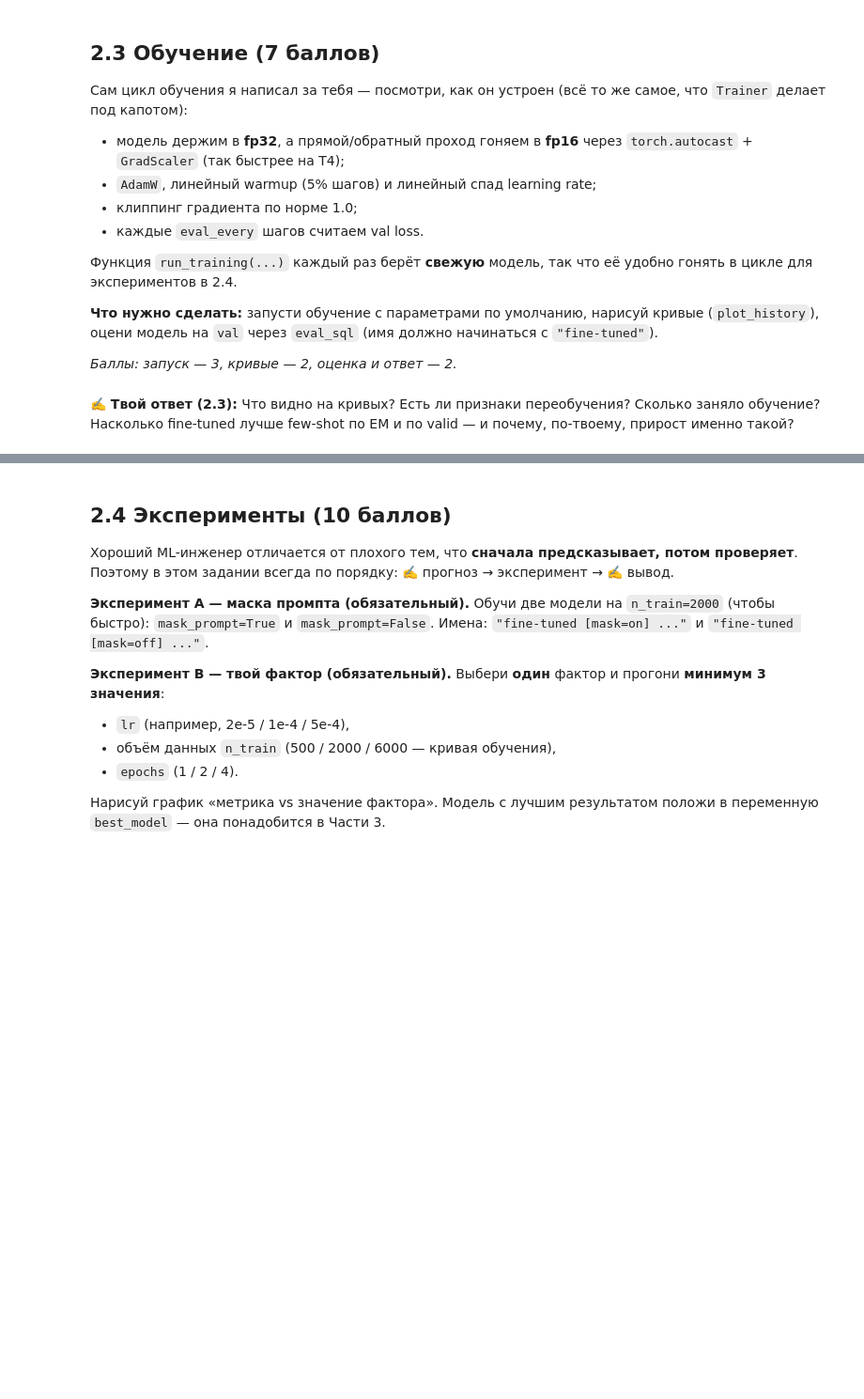
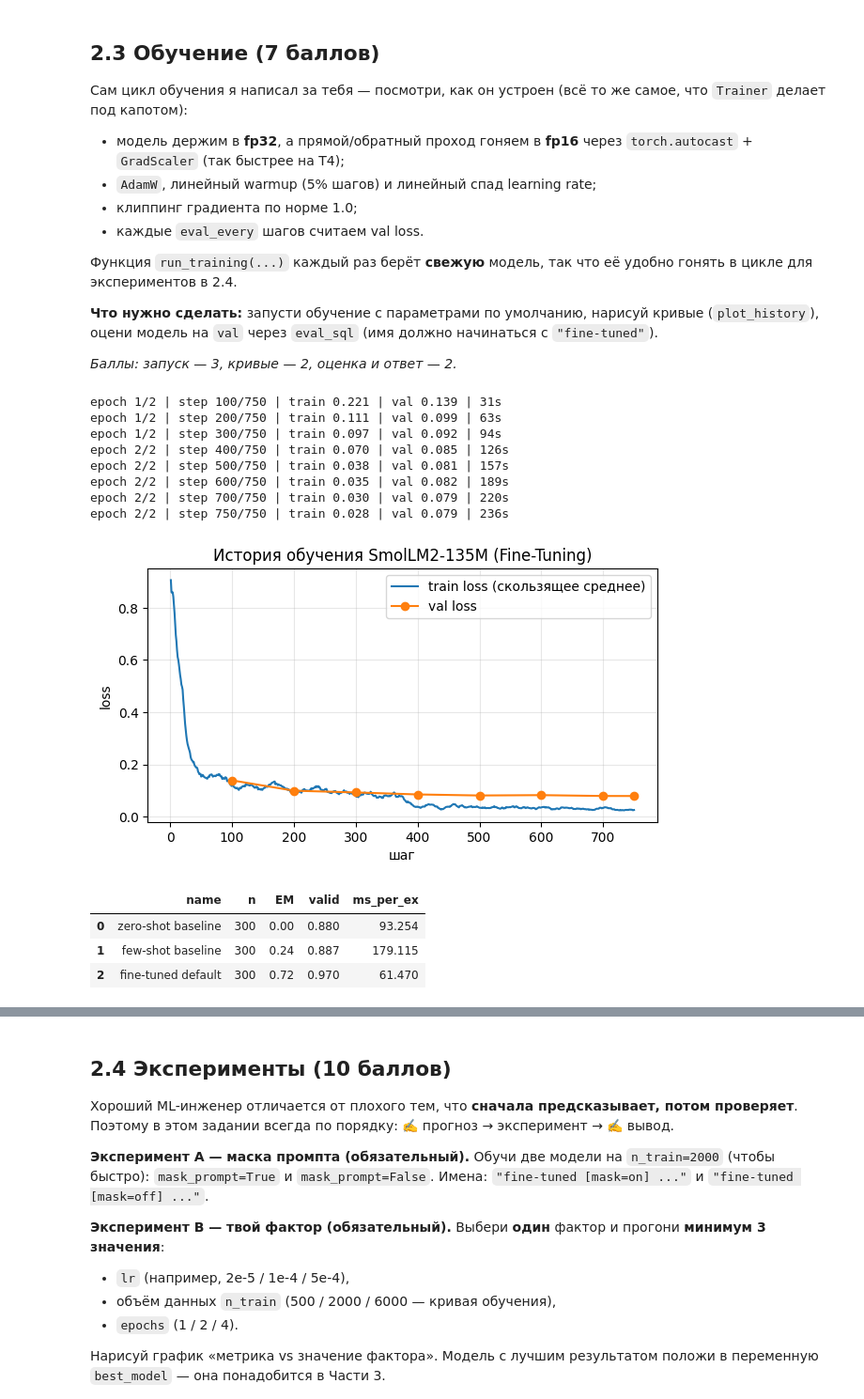
Before and after one commit to SashaVeremchuk/GP_ML_2026, a Jupyter notebook: ДЗ_№3.ipynb, the cells around one changed output, grey strips where cells are left out. Shown at 94% size. Cells and saved outputs as stored; diff of their text form; code cells hidden in the pictures; blank space fills up the shorter version.

```diff
--- a/ДЗ_№3.ipynb
+++ b/ДЗ_№3.ipynb
@@ -739,13 +803,39 @@ def normalize_sql(s):
     регистр, лишние пробелы/переводы строк, хвостовая ';', пробелы вокруг скобок/запятых/операторов.
     Должно выполняться: normalize_sql('SELECT  COUNT(*)  FROM t WHERE a > 5 ;') == normalize_sql('select count(*) from t where a>5')"""
     ...
+    if not s:
+        return ""
+
+    s = s.lower().strip()
+    if s.endswith(";"):
+        s = s[:-1].strip()
+
+    s = " ".join(s.split())
+    s = re.sub(re.compile(r'\s*([=><!,\(\)])\s*'), r'\1', s)
+
+    return s
 
 
 def is_valid_sql(sql, context):
     """TODO: True, если SQL компилируется на схеме из context (SQLite, БД в памяти).
     Подсказки: sqlite3.connect(":memory:"), conn.executescript(context), conn.execute("EXPLAIN " + sql).
     Любое исключение = невалидный запрос. Не забудь закрыть соединение."""
-    ...
+
+    if not sql or not context:
+        return False
+
+    conn = None
+    try:
+        conn = sqlite3.connect(":memory:")
+        conn.executescript(context)
+        conn.execute("EXPLAIN " + sql)
+
+        return True
+    except (sqlite3.OperationalError, sqlite3.DatabaseError, Exception):
+        return False
+    finally:
+        if conn:
+            conn.close()
 # %%
 def exact_match(pred, ref):
     return normalize_sql(pred) == normalize_sql(ref)
@@ -907,6 +1023,28 @@ def plot_history(h, title=""):
     plt.show()
 # %%
 # TODO: обучение с параметрами по умолчанию -> кривые -> оценка на val (имя начинается с "fine-tuned")
-ft_model, hist = ...
+ft_model, hist = run_training()
+
+plot_history(hist, title="История обучения SmolLM2-135M (Fine-Tuning)")
+
+ft_res = eval_sql(
+    name="fine-tuned default",
+    model=ft_model,
+    examples=sql_val
+)
+
+show_log()
+# %% [output]
+epoch 1/2 | step 100/750 | train 0.221 | val 0.139 | 31s
+epoch 1/2 | step 200/750 | train 0.111 | val 0.099 | 63s
+epoch 1/2 | step 300/750 | train 0.097 | val 0.092 | 94s
+epoch 2/2 | step 400/750 | train 0.070 | val 0.085 | 126s
+epoch 2/2 | step 500/750 | train 0.038 | val 0.081 | 157s
+epoch 2/2 | step 600/750 | train 0.035 | val 0.082 | 189s
+epoch 2/2 | step 700/750 | train 0.030 | val 0.079 | 220s
+epoch 2/2 | step 750/750 | train 0.028 | val 0.079 | 236s
+[figure, added]
+|  | name | n | EM | valid | ms_per_ex |
+| 0 | zero-shot baseline | 300 | 0.00 | 0.880 | 93.254 |
+| 1 | few-shot baseline | 300 | 0.24 | 0.887 | 179.115 |
+| 2 | fine-tuned default | 300 | 0.72 | 0.970 | 61.470 |
-# %% [markdown]
-**✍️ Твой ответ (2.3):** Что видно на кривых? Есть ли признаки переобучения? Сколько заняло обучение? Насколько fine-tuned лучше few-shot по EM и по valid — и почему, по-твоему, прирост именно такой?
```
Also changed, not shown: parts of 52 cells of this notebook.
